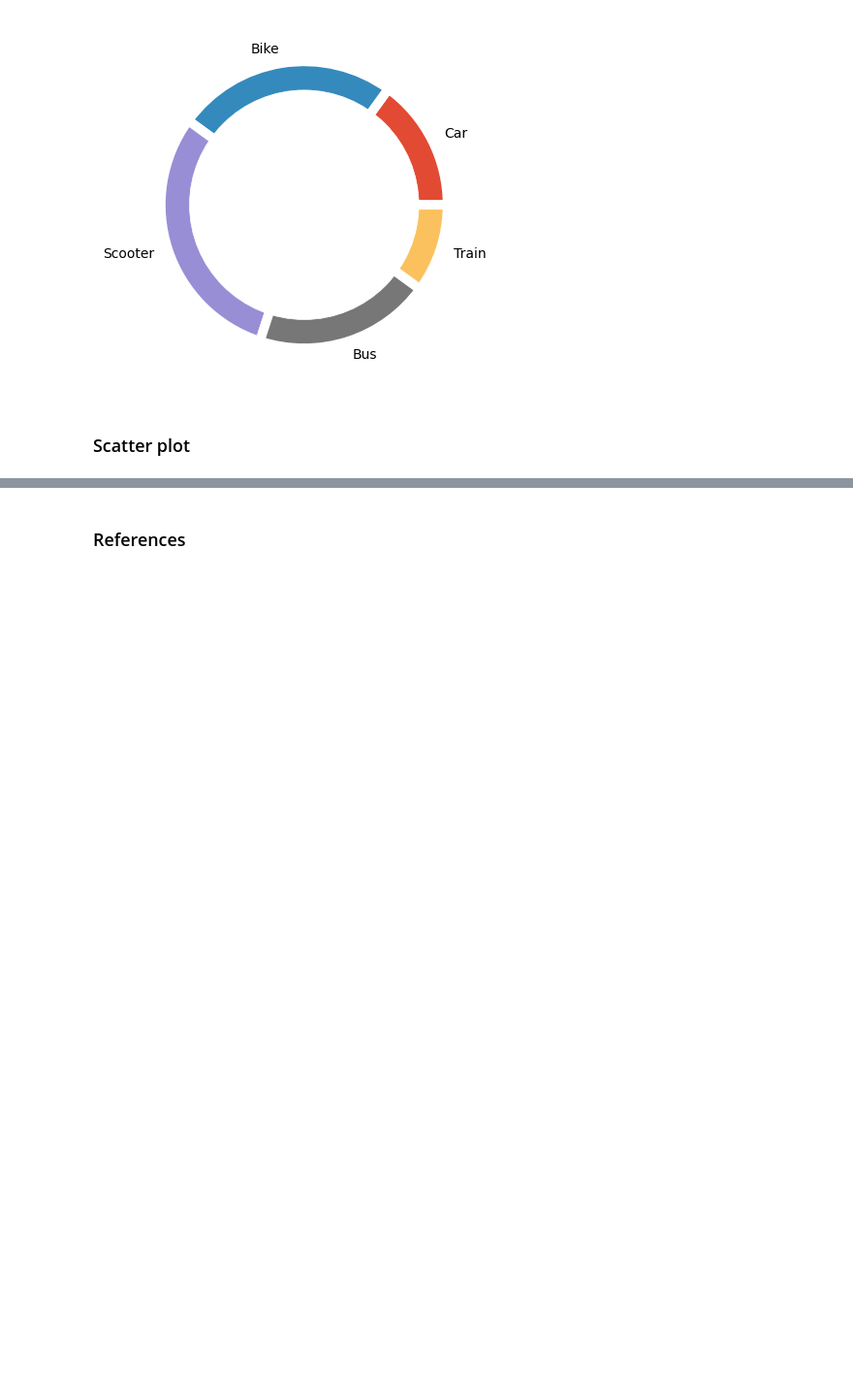
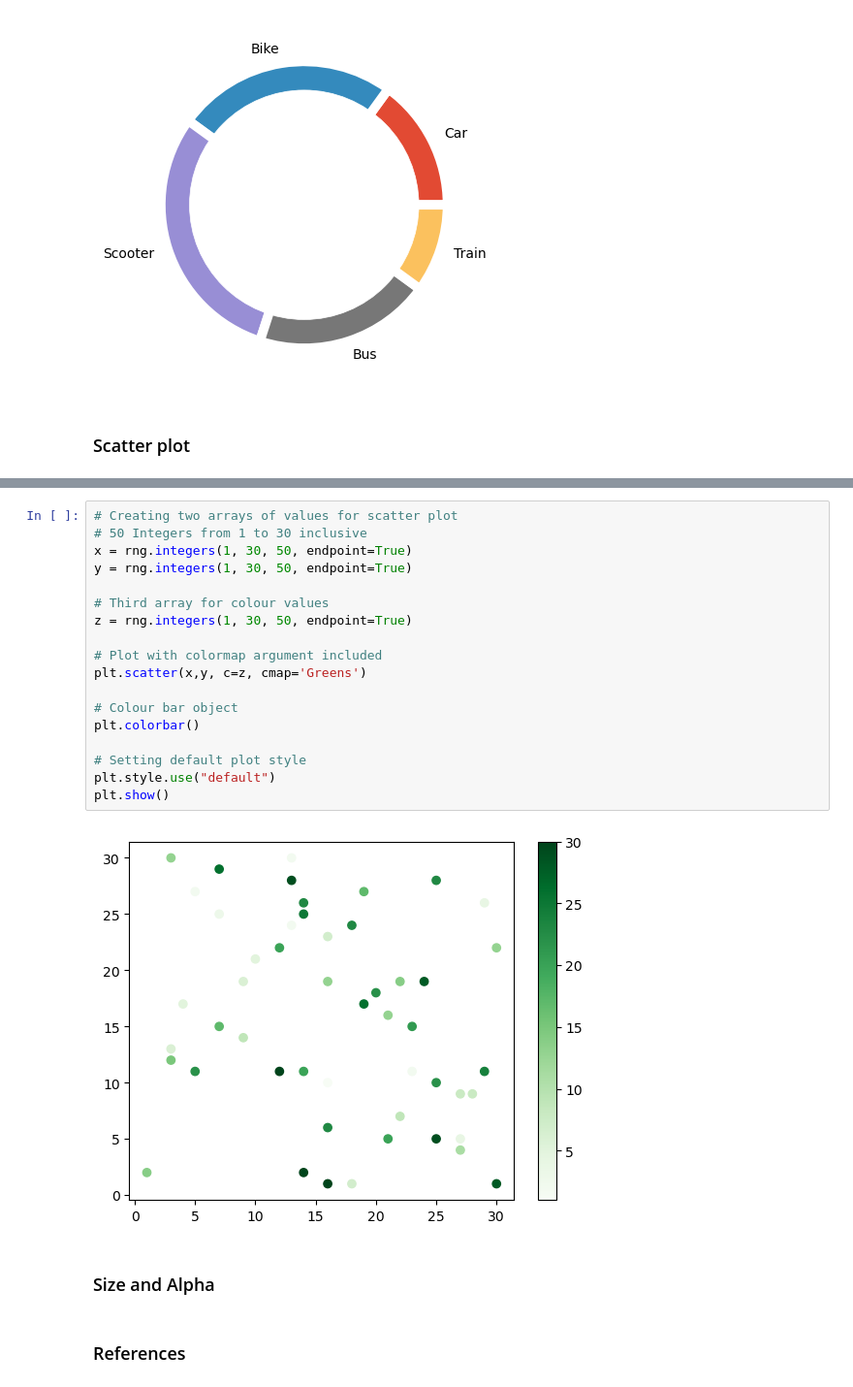
Before and after one commit to Mantvydas-data/FundamentalsofDataAnalysis, a Jupyter notebook: pyplot.ipynb, the cells around one changed output, grey strips where cells are left out. Shown at 97% size. Drawn from its saved outputs; the diff is of its cells as text; blank space fills up the shorter version.

```diff
--- a/pyplot.ipynb
+++ b/pyplot.ipynb
@@ -442,3 +475,25 @@ plt.show()
+# %%
+# Creating two arrays of values for scatter plot
+# 50 Integers from 1 to 30 inclusive
+x = rng.integers(1, 30, 50, endpoint=True)
+y = rng.integers(1, 30, 50, endpoint=True)
+
+# Third array for colour values
+z = rng.integers(1, 30, 50, endpoint=True)
+
+# Plot with colormap argument included
+plt.scatter(x,y, c=z, cmap='Greens')
+
+# Colour bar object
+plt.colorbar()
+
+# Setting default plot style
+plt.style.use("default")
+plt.show()
+# %% [output]
+[figure, added]
+# %% [markdown]
+### Size and Alpha
 # %% [markdown]
 ### References
 # %% [markdown]
```
Also changed, not shown: parts of 9 cells of this notebook.
